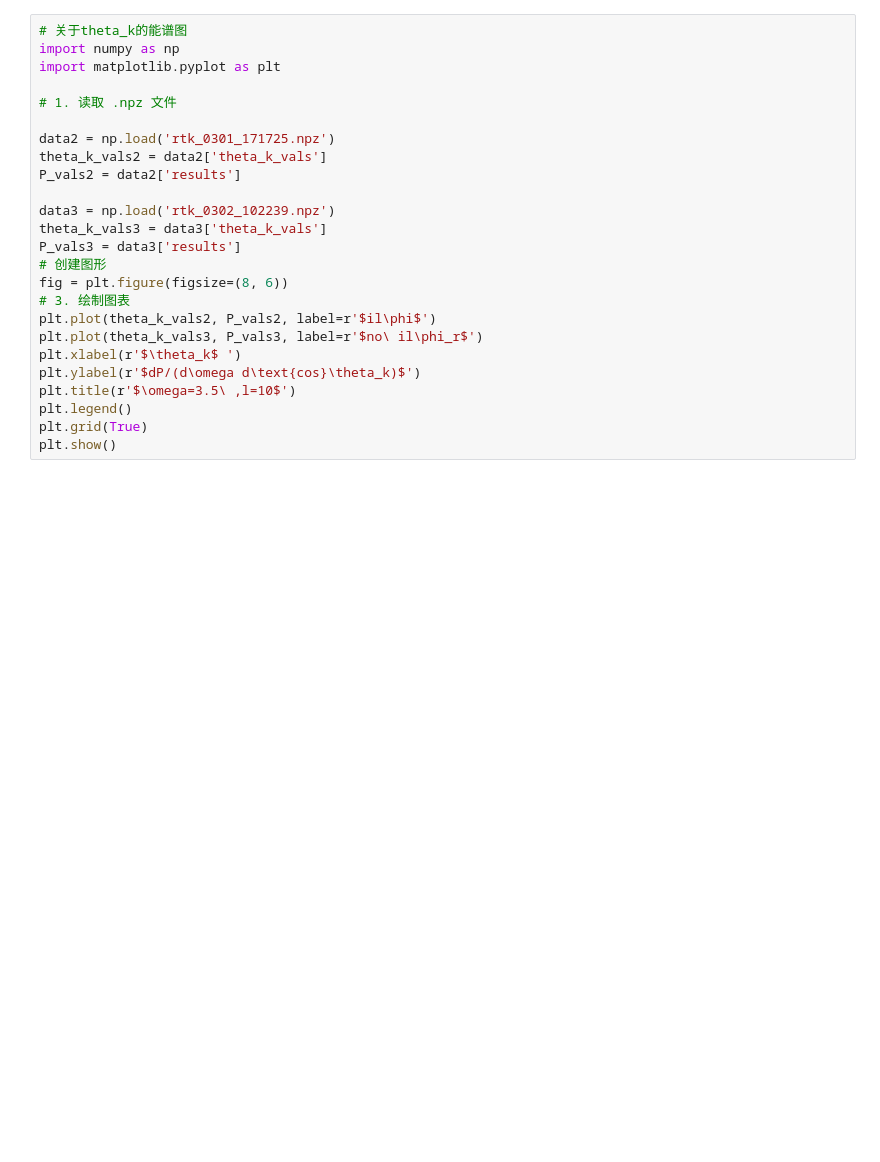
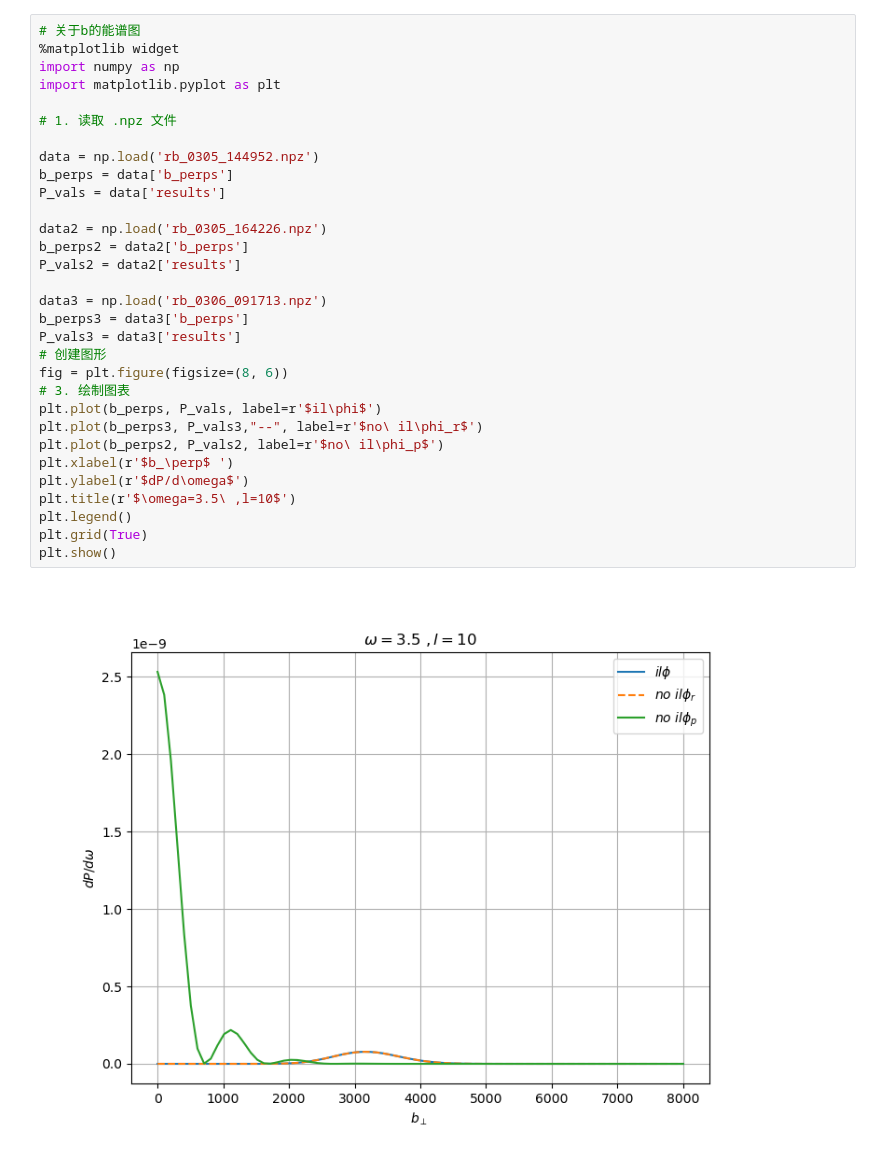
Before and after one commit to stiliglink/issue2, a Jupyter notebook: Brems_LG.ipynb, the cells around one changed output. Cells and saved outputs as stored; diff of their text form; blank space fills up the shorter version.

```diff
--- a/Brems_LG.ipynb
+++ b/Brems_LG.ipynb
@@ -457,26 +527,34 @@ plt.show()
 # %%
-# 关于theta_k的能谱图
+# 关于b的能谱图
+%matplotlib widget
 import numpy as np
 import matplotlib.pyplot as plt
 
 # 1. 读取 .npz 文件
 
-data2 = np.load('rtk_0301_171725.npz')
-theta_k_vals2 = data2['theta_k_vals']
+data = np.load('rb_0305_144952.npz')
+b_perps = data['b_perps']
+P_vals = data['results']
+
+data2 = np.load('rb_0305_164226.npz')
+b_perps2 = data2['b_perps']
 P_vals2 = data2['results']
 
-data3 = np.load('rtk_0302_102239.npz')
-theta_k_vals3 = data3['theta_k_vals']
+data3 = np.load('rb_0306_091713.npz')
+b_perps3 = data3['b_perps']
 P_vals3 = data3['results']
 # 创建图形
 fig = plt.figure(figsize=(8, 6))
 # 3. 绘制图表
-plt.plot(theta_k_vals2, P_vals2, label=r'$il\phi$')
-plt.plot(theta_k_vals3, P_vals3, label=r'$no\ il\phi_r$')
-plt.xlabel(r'$\theta_k$ ')
-plt.ylabel(r'$dP/(d\omega d\text{cos}\theta_k)$')
+plt.plot(b_perps, P_vals, label=r'$il\phi$')
+plt.plot(b_perps3, P_vals3,"--", label=r'$no\ il\phi_r$')
+plt.plot(b_perps2, P_vals2, label=r'$no\ il\phi_p$')
+plt.xlabel(r'$b_\perp$ ')
+plt.ylabel(r'$dP/d\omega$')
 plt.title(r'$\omega=3.5\ ,l=10$')
 plt.legend()
 plt.grid(True)
 plt.show()
+# %% [output]
+[figure, added]
 # %%
```
Also changed, not shown: parts of 10 cells of this notebook, 36 other files.
